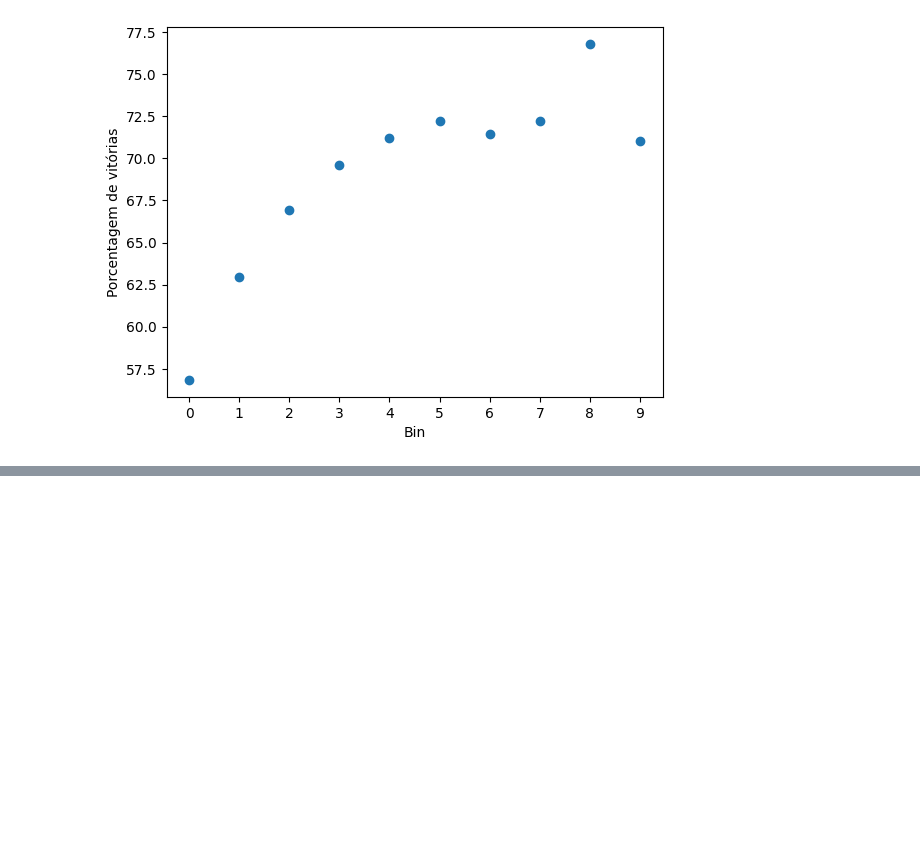
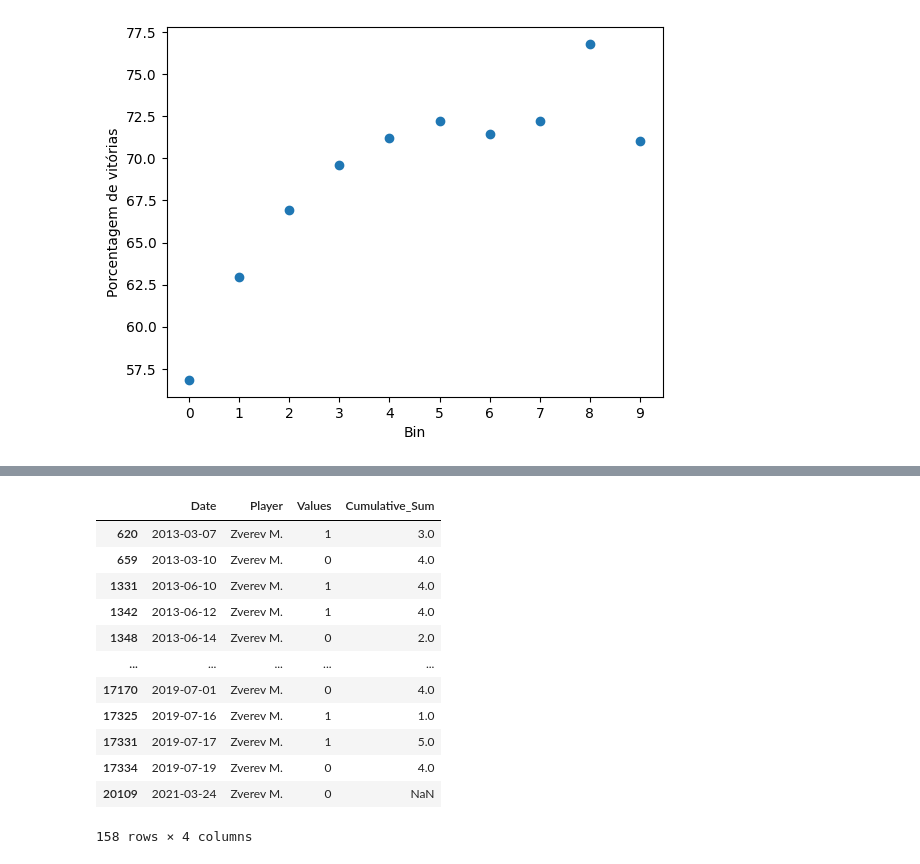
Before and after one commit to joaoalbertofs/atp_analysis, a Jupyter notebook: Analysis_v2.ipynb, the cells around one changed output, grey strips where cells are left out. Saved outputs shown, nothing was run; the diff lists cells and outputs as text; code cells hidden in the pictures; blank space fills up the shorter version.

```diff
--- a/Analysis_v2.ipynb
+++ b/Analysis_v2.ipynb
@@ -181,0 +282,18 @@ array(['1st Round', '2nd Round', 'Quarterfinals', 'Semifinals',
+# %%
+
+
+result_momentum[result_momentum['Player'] == 'Zverev M.'].sort_values('Date')
+# %% [output]
+|  | Date | Player | Values | Cumulative_Sum |
+| 620 | 2013-03-07 | Zverev M. | 1 | 3.0 |
+| 659 | 2013-03-10 | Zverev M. | 0 | 4.0 |
+| 1331 | 2013-06-10 | Zverev M. | 1 | 4.0 |
+| 1342 | 2013-06-12 | Zverev M. | 1 | 4.0 |
+| 1348 | 2013-06-14 | Zverev M. | 0 | 2.0 |
+| ... | ... | ... | ... | ... |
+| 17170 | 2019-07-01 | Zverev M. | 0 | 4.0 |
+| 17325 | 2019-07-16 | Zverev M. | 1 | 1.0 |
+| 17331 | 2019-07-17 | Zverev M. | 1 | 5.0 |
+| 17334 | 2019-07-19 | Zverev M. | 0 | 4.0 |
+| 20109 | 2021-03-24 | Zverev M. | 0 | NaN |
+158 rows × 4 columns
```
Also changed, not shown: parts of 9 cells of this notebook.
